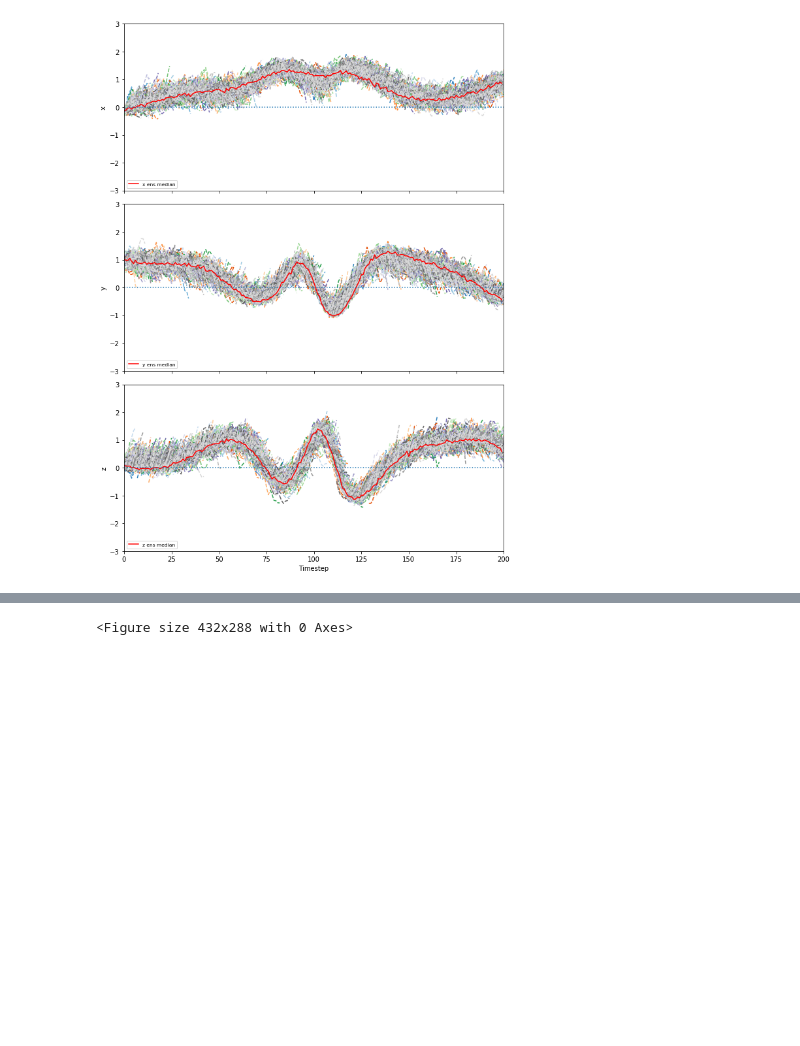
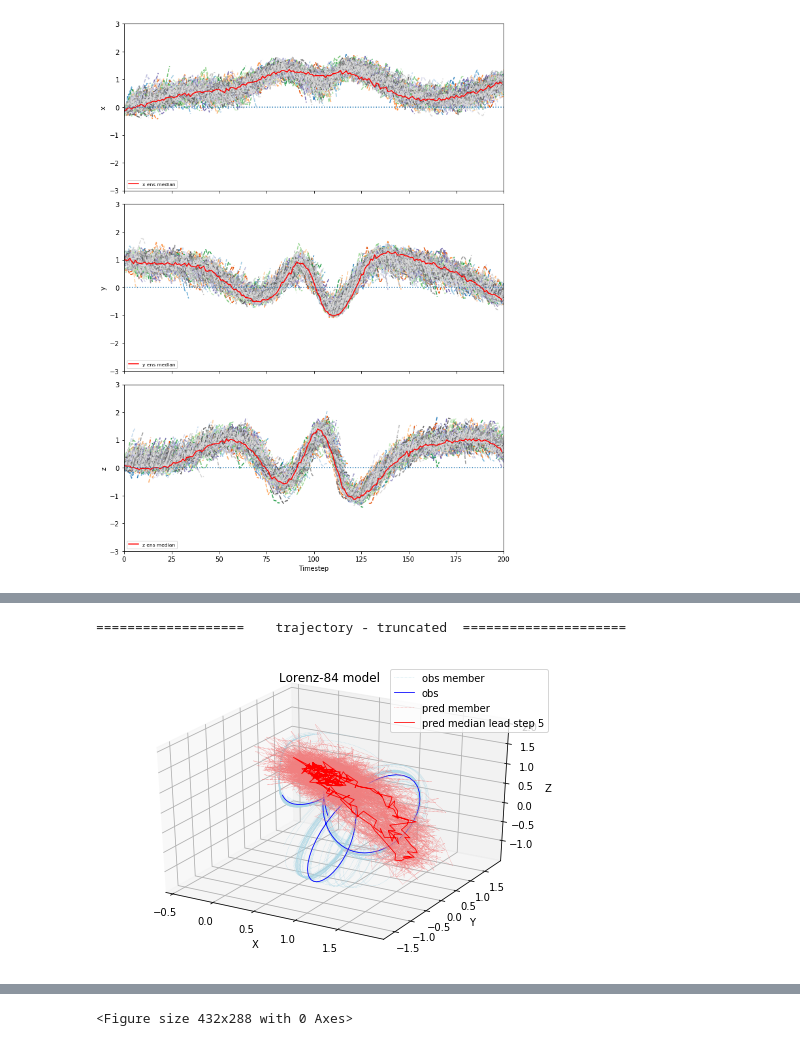
Before and after one commit to geek-yang/DeepArctic, a Jupyter notebook: BayesMap/Lorenz84/leadTime_perturb_init_testing_Lorens84.ipynb, the cells around one changed output, grey strips where cells are left out. Cells and saved outputs as stored; diff of their text form; code cells hidden in the pictures; blank space fills up the shorter version.

```diff
--- a/BayesMap/Lorenz84/leadTime_perturb_init_testing_Lorens84.ipynb
+++ b/BayesMap/Lorenz84/leadTime_perturb_init_testing_Lorens84.ipynb
@@ -869,0 +874,55 @@ G_ex = [1.000010 : 0.999990] **~0.001%**<br>
+# %%
+    ###################################################################################
+    ########    visualization of lead time dependent prediction - trajectory   ########
+    ###################################################################################
+    print ('===================    trajectory - truncated  =====================')
+    step_lead_display = 5
+
+    fig09 = plt.figure(figsize=(8,5.4))
+    ax = fig09.gca(projection='3d')
+
+    for i in range(ens_obs):
+        if i == 0:
+            ax.plot(data_ens[i, 0, :], data_ens[i, 1, :], data_ens[i, 2, :],
+                    color='lightblue', linestyle='dotted', label='obs member', lw=0.5)
+        else:
+            ax.plot(data_ens[i, 0, :], data_ens[i, 1, :], data_ens[i, 2, :],
+                    color='lightblue', linestyle='dotted', lw=0.5)
+
+    ax.plot(data_ens[25, 0, :], data_ens[25, 1, :], data_ens[25, 2, :],
+            color='blue', label='obs', lw=0.8)
+
+    for i in range(ens):
+        if i == 0:
+            ax.plot(predictand[i, 0, :, step_lead_display] * (x_max - x_min) + x_min,
+                    predictand[i, 1, :, step_lead_display] * (y_max - y_min) + y_min,
+                    predictand[i, 2, :, step_lead_display] * (z_max - z_min) + z_min,
+                    color='lightcoral', linestyle='dotted', label='pred member', lw=0.5)
+        else:
+            ax.plot(predictand[i, 0, :, step_lead_display] * (x_max - x_min) + x_min,
+                    predictand[i, 1, :, step_lead_display] * (y_max - y_min) + y_min,
+                    predictand[i, 2, :, step_lead_display] * (z_max - z_min) + z_min,
+                    color='lightcoral', linestyle='dotted', lw=0.5)
+
+    ax.plot(predictand_median[0, :, step_lead_display] * (x_max - x_min) + x_min,
+            predictand_median[1, :, step_lead_display] * (y_max - y_min) + y_min,
+            predictand_median[2, :, step_lead_display] * (z_max - z_min) + z_min,
+            color='red', label='pred median lead step {}'.format(step_lead_display), lw=0.8)
+
+    ax.set_xlabel("X")
+    ax.set_ylabel("Y")
+    ax.set_zlabel("Z")
+    ax.set_title("Lorenz-84 model")
+    plt.legend()
+    plt.show()
+    if sense == 'x':
+        fig09.savefig(os.path.join(output_path, 'lorenz84_pred_obs_3D_leadstep{}_a{}_b{}_F{}_G{}_ens_{}.png'.format(step_lead_display, a, b, F, G, ens_num)),dpi=150)
+    elif sense == 'a':
+        fig09.savefig(os.path.join(output_path, 'lorenz84_pred_obs_3D_leadstep{}_x{}_b{}_F{}_G{}_ens_{}.png'.format(step_lead_display, x_init, b, F, G, ens_num)),dpi=150)
+    elif sense == 'G':
+        fig09.savefig(os.path.join(output_path, 'lorenz84_pred_obs_3D_leadstep{}_x{}_a{}_b{}_F{}_ens_{}.png'.format(step_lead_display, x_init, a, b, F, ens_num)),dpi=150)
+    else:
+        raise IOError("The chosen variable is not supported for sensitivity experiment!")
+# %% [output]
+===================    trajectory - truncated  =====================
+[figure, added]
```
Also changed, not shown: parts of 10 cells of this notebook, 5 other files.
